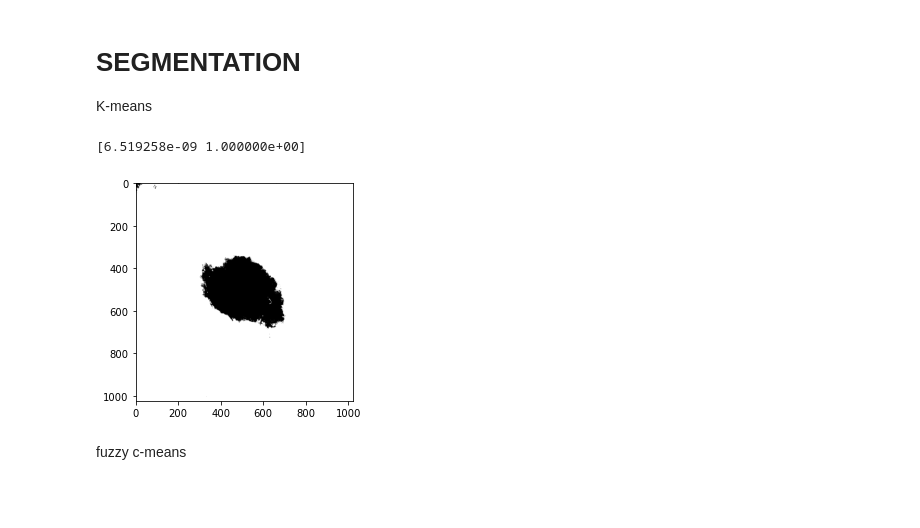
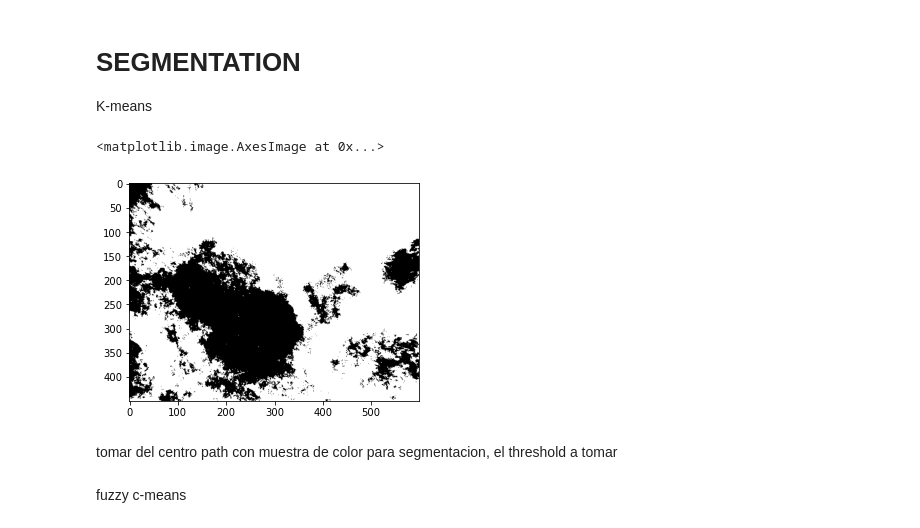
Before and after one commit to emyesme/MelanomaChallenge, a Jupyter notebook: test_ch1.ipynb, the cells around one changed output. Saved outputs shown, nothing was run; the diff lists cells and outputs as text; code cells hidden in the pictures; blank space fills up the shorter version.

```diff
--- a/test_ch1.ipynb
+++ b/test_ch1.ipynb
@@ -128,37 +175,61 @@ plt.show()
 
 K-means
 # %%
-# color space change
-hairless = cv2.cvtColor(output_bh, cv2.COLOR_BGR2RGB)
-# reshape the image to be a list of pixels
-data = hairless.reshape((hairless.shape[0] * hairless.shape[1], 3))
-data = np.float32(data)
+def segmentation_kmeans(hairless):
+    # color space change
+    hairless = cv2.cvtColor(output_bh, cv2.COLOR_BGR2RGB)
+    # reshape the image to be a list of pixels
+    data = hairless.reshape((hairless.shape[0] * hairless.shape[1], 3))
+    data = np.float32(data)
 
-# Define criteria = ( type, max_iter = 10 , epsilon = 1.0 )
-criteria = (cv2.TERM_CRITERIA_EPS + cv2.TERM_CRITERIA_MAX_ITER, 10, 1.0)
+    # Define criteria = ( type, max_iter = 10 , epsilon = 1.0 )
+    criteria = (cv2.TERM_CRITERIA_EPS + cv2.TERM_CRITERIA_MAX_ITER, 10, 1.0)
 
-# Set flags (Just to avoid line break in the code)
-flags = cv2.KMEANS_RANDOM_CENTERS
+    # Set flags (Just to avoid line break in the code)
+    flags = cv2.KMEANS_RANDOM_CENTERS
 
-# Apply KMeans
-compactness,labels,centers = cv2.kmeans(data,2,None,criteria,10,flags)
+    # Apply KMeans
+    compactness,labels,centers = cv2.kmeans(data,2,None,criteria,10,flags)
 
-centers = np.uint8(centers)
-res = centers[labels.flatten()]
-res2 = res.reshape((hairless.shape))
+    centers = np.uint8(centers)
+    res = centers[labels.flatten()]
+    res2 = res.reshape((hairless.shape))
 
-gray = cv2.cvtColor(res2, cv2.COLOR_RGB2GRAY)
+    gray = cv2.cvtColor(res2, cv2.COLOR_RGB2GRAY)
 
-mask = cv2.normalize(gray, None, alpha=0, beta=1, norm_type=cv2.NORM_MINMAX, dtype=cv2.CV_32F)
-#mask = gray / np.max(gray)
+    mask = cv2.normalize(gray, None, alpha=0, beta=1, norm_type=cv2.NORM_MINMAX, dtype=cv2.CV_32F)
+    #mask = gray / np.max(gray)
 
 
-plt.imshow(mask, cmap='gray')
+#     plt.imshow(mask, cmap='gray')
 
-print(np.unique(mask))
+    blobs_labels, count = measure.label(mask, background=0, return_num=True) #Getting labels of the connected components and the amount of them without considering the count
+
+    # https://scikit-image.org/docs/stable/api/skimage.measure.html#skimage.measure.regionprops
+    # regionprops give us back a lot of properties including area and centroids
+    props = measure.regionprops(blobs_labels)
+
+    areamax = 0
+    labelmax = 0
+    for prop in props:
+      if ((prop.area > areamax) and (prop.label != 0)):
+        areamax = prop.area
+        labelmax = prop.label
+
+    mask[blobs_labels == labelmax ] = 1
+
+    return mask
+
+result = segmentation_kmeans(hairless)
+
+plt.imshow(result, cmap='gray')
+
+# buscar objetos y quedarme con el mas grande y centrado
 # %% [output]
-[6.519258e-09 1.000000e+00]
+<matplotlib.image.AxesImage at 0x...>
-[figure, old version]
+[figure, new version]
+# %% [markdown]
+tomar del centro path con muestra de color para segmentacion, el threshold a tomar
 # %% [markdown]
 fuzzy c-means
 # %%
```
Also changed, not shown: parts of 12 cells of this notebook, 4 other files.
